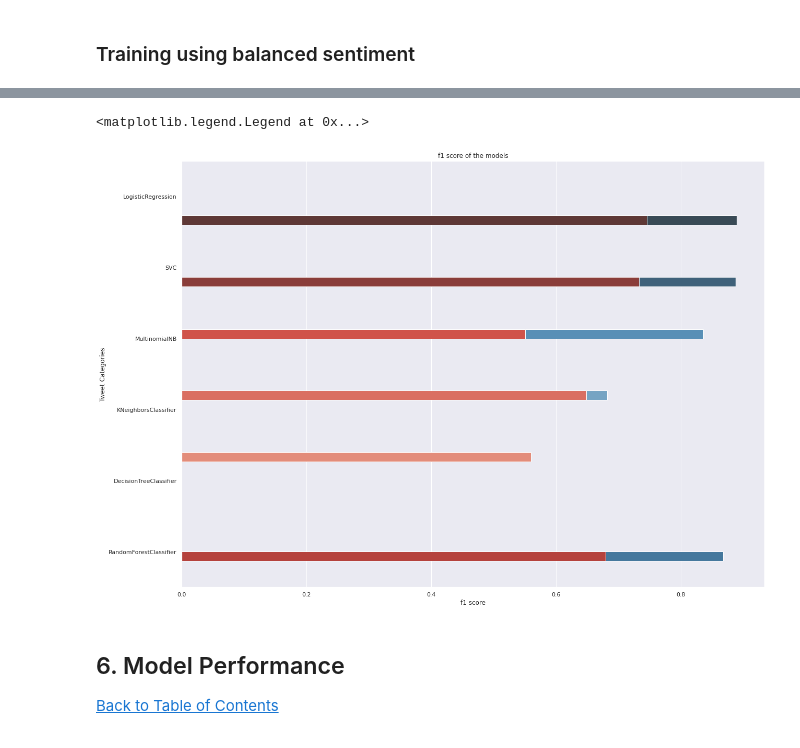
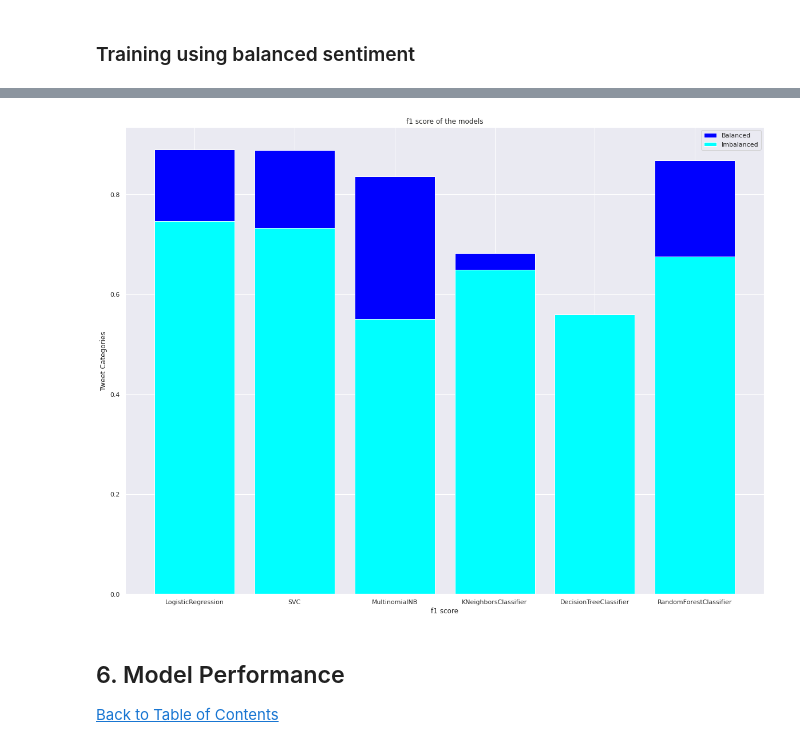
Before and after one commit to Classification-Team-CW5/Team-CW5-Notebook, a Jupyter notebook: Climate_Change_Beliefs_Analysis_(1).ipynb, the cells around one changed output, grey strips where cells are left out. Saved outputs shown, nothing was run; the diff lists cells and outputs as text; code cells hidden in the pictures.

```diff
--- a/Climate_Change_Beliefs_Analysis_(1).ipynb
+++ b/Climate_Change_Beliefs_Analysis_(1).ipynb
@@ -670,26 +670,20 @@ Wall time: 2min 52s
 # %%
 #Visualizing the f1 scores for the imbalanced data
 #Visualizing the balanced data
-sns.barplot(y=["LogisticRegression",
-        "SVC",
-        "MultinomialNB", "KNeighborsClassifier",
-        "DecisionTreeClassifier",
-        "RandomForestClassifier"], x=model_f1_scores_balanced,
-           palette="Blues_d",hue=model_f1_scores_balanced,orient="h")
-#Visualizing the imbalanced data
-sns.barplot(y=["LogisticRegression",
-        "SVC",
-        "MultinomialNB", "KNeighborsClassifier",
-        "DecisionTreeClassifier",
-        "RandomForestClassifier"], x=model_f1_scores,
-           palette="Reds_d",hue=model_f1_scores_balanced,orient="h")
-plt.title("f1 score of the models")
-plt.ylabel('Tweet Categories')
-plt.xlabel("f1 score")
-plt.legend([],[], frameon=False)
+fig, ax = plt.subplots()
+ax.bar(["LogisticRegression", "SVC", "MultinomialNB", "KNeighborsClassifier",
+        "DecisionTreeClassifier","RandomForestClassifier"], model_f1_scores_balanced, width=0.8,
+       label='Balanced',color="blue")
+ax.bar( ["LogisticRegression", "SVC", "MultinomialNB", "KNeighborsClassifier",
+        "DecisionTreeClassifier","RandomForestClassifier"],model_f1_scores,width=0.8 ,label="Imbalanced",color="cyan")
+
+ax.set_ylabel('Tweet Categories')
+ax.set_title("f1 score of the models")
+ax.legend()
+ax.set_xlabel("f1 score")
+plt.show()
 # %% [output]
-<matplotlib.legend.Legend at 0x...>
-[figure, old version]
+[figure, new version]
 # %% [markdown]
 <a id="six"></a>
 ## 6. Model Performance
```
Also changed, not shown: parts of 5 cells of this notebook.
